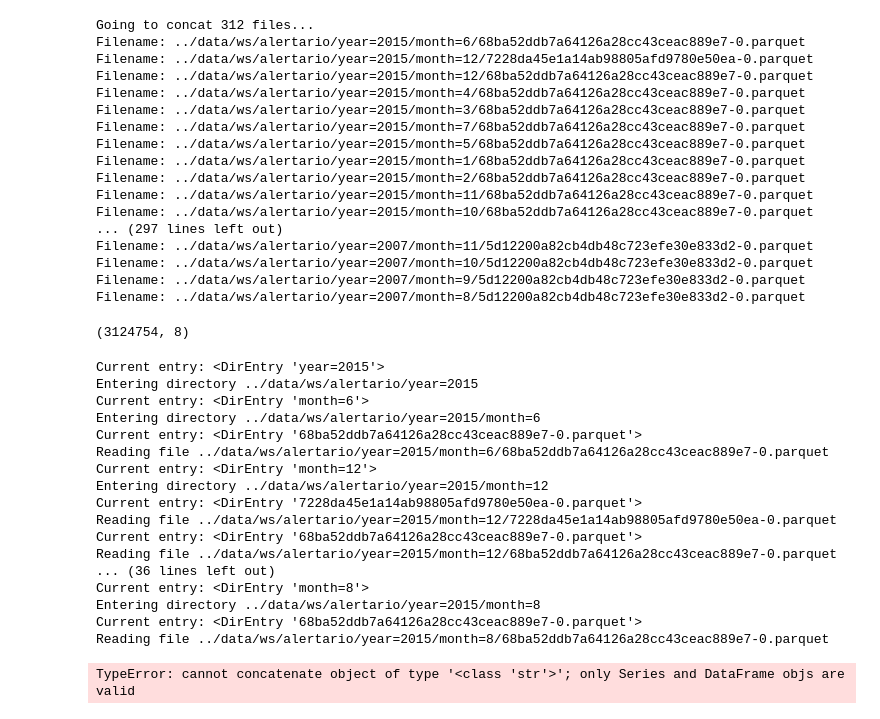
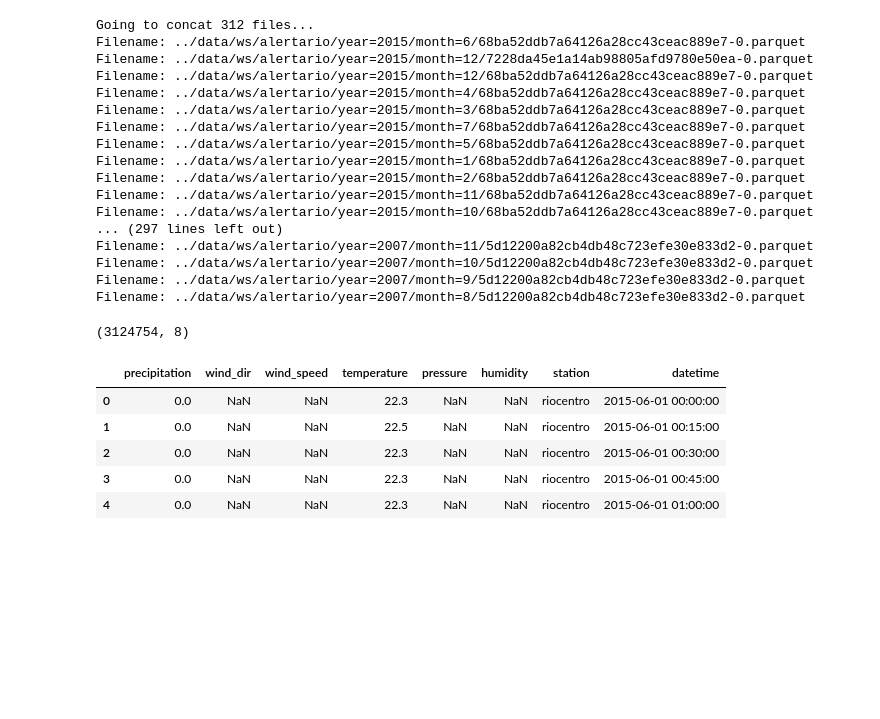
Before and after one commit to NietoCurcio/atmoseer, a Jupyter notebook: notebooks/ws.ipynb, the cells around one changed output. Cells and saved outputs as stored; diff of their text form; code cells hidden in the pictures; blank space fills up the shorter version.

```diff
--- a/notebooks/ws.ipynb
+++ b/notebooks/ws.ipynb
@@ -131,55 +122,9 @@ df_all.to_parquet("../data/ws/alertario/ws_alertario.gzip.parquet", compression=
-# %%
-import os
-import pandas as pd
-
-def read_parquet_files(dir_path):
-    # Initialize an empty list to store DataFrames
-    dfs = []
-
-    # Iterate over all files and directories in dir_path
-    for entry in os.scandir(dir_path):
-        print(f"Current entry: {entry}")
-        if entry.is_file() and entry.name.endswith('.parquet'):
-            # If the entry is a CSV file, read it into a DataFrame and append it to the list
-            print(f"Reading file {entry.path}")
-            try:
-                df = pd.read_parquet(entry.path)
-                dfs.append(df)
-            except pd.errors.EmptyDataError:
-                print(f"File {entry.path} is empty, skipping.")
-            except pd.errors.ParserError:
-                print(f"Error parsing file {entry.path}, skipping.")
-        elif entry.is_dir():
-            # If the entry is a directory, recursively call the function on the subdirectory
-            sub_dir_path = os.path.join(dir_path, entry.name)
-            print(f"Entering directory {sub_dir_path}")
-            dfs.extend(read_parquet_files(sub_dir_path))
-
-    # Concatenate all DataFrames in the list into a single DataFrame and return it
-    return pd.concat(dfs, ignore_index=True)
-
-# Example usage: recursively read all CSV files in the directory "data"
-data_dir = "../data/ws/alertario"
-df = read_parquet_files(data_dir)
-
-# Do something with the concatenated DataFrame, e.g., print the first 5 rows
-print(df.head())
-# %% [output]
-Current entry: <DirEntry 'year=2015'>
-Entering directory ../data/ws/alertario/year=2015
-Current entry: <DirEntry 'month=6'>
-Entering directory ../data/ws/alertario/year=2015/month=6
-Current entry: <DirEntry '68ba52ddb7a64126a28cc43ceac889e7-0.parquet'>
-Reading file ../data/ws/alertario/year=2015/month=6/68ba52ddb7a64126a28cc43ceac889e7-0.parquet
-Current entry: <DirEntry 'month=12'>
-Entering directory ../data/ws/alertario/year=2015/month=12
-Current entry: <DirEntry '7228da45e1a14ab98805afd9780e50ea-0.parquet'>
-Reading file ../data/ws/alertario/year=2015/month=12/7228da45e1a14ab98805afd9780e50ea-0.parquet
-Current entry: <DirEntry '68ba52ddb7a64126a28cc43ceac889e7-0.parquet'>
-Reading file ../data/ws/alertario/year=2015/month=12/68ba52ddb7a64126a28cc43ceac889e7-0.parquet
-... (36 lines left out)
-Current entry: <DirEntry 'month=8'>
-Entering directory ../data/ws/alertario/year=2015/month=8
-Current entry: <DirEntry '68ba52ddb7a64126a28cc43ceac889e7-0.parquet'>
-Reading file ../data/ws/alertario/year=2015/month=8/68ba52ddb7a64126a28cc43ceac889e7-0.parquet
-TypeError: cannot concatenate object of type '<class 'str'>'; only Series and DataFrame objs are valid
+# %%
+df_all.head()
+# %% [output]
+|  | precipitation | wind_dir | wind_speed | temperature | pressure | humidity | station | datetime |
+| 0 | 0.0 | NaN | NaN | 22.3 | NaN | NaN | riocentro | 2015-06-01 00:00:00 |
+| 1 | 0.0 | NaN | NaN | 22.5 | NaN | NaN | riocentro | 2015-06-01 00:15:00 |
+| 2 | 0.0 | NaN | NaN | 22.3 | NaN | NaN | riocentro | 2015-06-01 00:30:00 |
+| 3 | 0.0 | NaN | NaN | 22.3 | NaN | NaN | riocentro | 2015-06-01 00:45:00 |
+| 4 | 0.0 | NaN | NaN | 22.3 | NaN | NaN | riocentro | 2015-06-01 01:00:00 |
```
Also changed, not shown: parts of 3 cells of this notebook, 1 other file.
